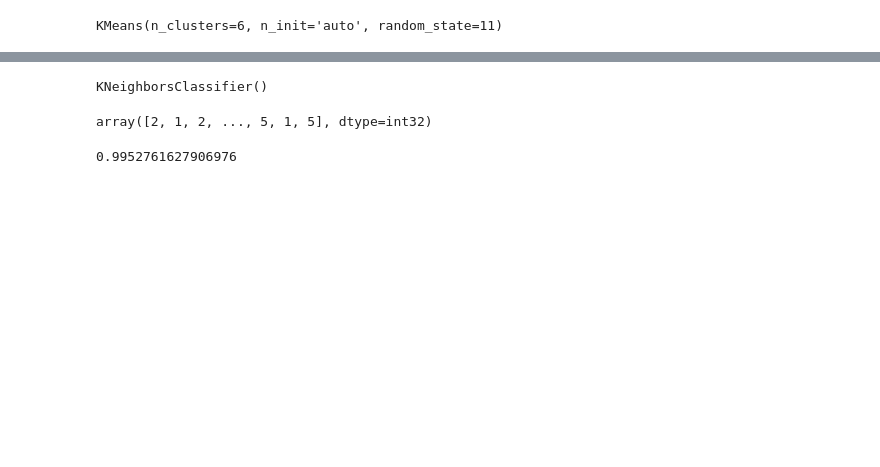
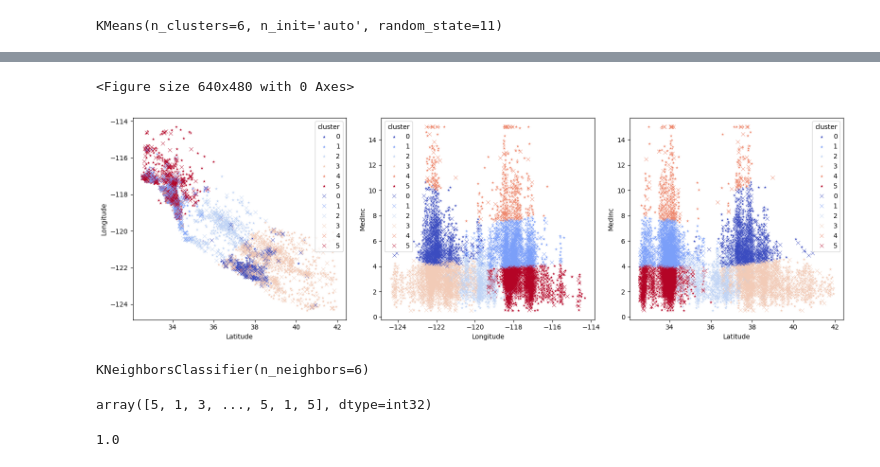
Before and after one commit to Yakondra/Yakondra-Unsupervised-learning, a Jupyter notebook: src/Unsupervised.ipynb, the cells around one changed output, grey strips where cells are left out. Drawn from its saved outputs; the diff is of its cells as text; code cells hidden in the pictures; blank space fills up the shorter version.

```diff
--- a/src/Unsupervised.ipynb
+++ b/src/Unsupervised.ipynb
@@ -70,4 +75,0 @@ y_train= train_model_unsup.labels_
-# %%
-test_model_unsup = KMeans(n_clusters = 6, n_init = "auto", random_state = 11)
-test_model_unsup.fit(X_test)
-y_test= test_model_unsup.labels_
@@ -97,0 +103,4 @@ y_test= test_model_unsup.labels_
+# %%
+y_test = list(mod_kmeans.predict(X_test))
+X_test['cluster'] = y_test
+X_test.head()
@@ -98,18 +114,50 @@ y_test= test_model_unsup.labels_
+# %%
+sns.scatterplot(ax = axis[0], data = X_train, x = "Latitude", y = "Longitude", hue = "cluster", palette = "deep", alpha  = 0.1)
+sns.scatterplot(ax = axis[1], data = X_train, x = "Latitude", y = "MedInc", hue = "cluster", palette = "deep", alpha  = 0.1)
+sns.scatterplot(ax = axis[2], data = X_train, x = "Longitude", y = "MedInc", hue = "cluster", palette = "deep", alpha  = 0.1)
+
+sns.scatterplot(ax = axis[0], data = X_test, x = "Latitude", y = "Longitude", hue = "cluster", palette = "deep", marker = "+")
+sns.scatterplot(ax = axis[1], data = X_test, x = "Latitude", y = "MedInc", hue = "cluster", palette = "deep", marker = "+")
+sns.scatterplot(ax = axis[2], data = X_test, x = "Longitude", y = "MedInc", hue = "cluster", palette = "deep", marker = "+")
+
+plt.tight_layout()
+
+for ax in axis:
+    ax.legend([],[], frameon=False)
+
+plt.show()
+# %% [output]
+<Figure size 640x480 with 0 Axes>
+# %%
+fig, axis = plt.subplots (1, 3, figsize = (16, 5))
+
+sns.scatterplot(ax = axis [0], data = X_train, x = 'Latitude', y = 'Longitude', hue = 'cluster', palette= 'coolwarm', marker = '*')
+sns.scatterplot(ax = axis [1], data = X_train, x = 'Longitude', y = 'MedInc', hue = 'cluster', palette= 'coolwarm', marker = '*')
+sns.scatterplot(ax = axis [2], data = X_train, x = 'Latitude', y = 'MedInc', hue = 'cluster', palette= 'coolwarm', marker = '*')
+
+sns.scatterplot(ax = axis [0], data = X_test, x = 'Latitude', y = 'Longitude', hue = 'cluster', palette= 'coolwarm', marker = 'x')
+sns.scatterplot(ax = axis [1], data = X_test, x = 'Longitude', y = 'MedInc', hue = 'cluster', palette= 'coolwarm', marker = 'x')
+sns.scatterplot(ax = axis [2], data = X_test, x = 'Latitude', y = 'MedInc', hue = 'cluster', palette= 'coolwarm', marker = 'x')
+
+plt.tight_layout()
+plt.show()
+# %% [output]
+[figure, added]
 # %%
-# from sklearn.neighbors import KNeighborsClassifier
+from sklearn.neighbors import KNeighborsClassifier
 
-# knn_model = KNeighborsClassifier()
-# knn_model.fit(X_train, y_train)
+knn_model = KNeighborsClassifier(n_neighbors= 6)
+knn_model.fit(X_train, y_train)
 # %% [output]
-KNeighborsClassifier()
+KNeighborsClassifier(n_neighbors=6)
 # %%
-# y_pred = knn_model.predict(X_train)
-# y_pred
+y_pred = knn_model.predict(X_test)
+y_pred
 # %% [output]
-array([2, 1, 2, ..., 5, 1, 5], dtype=int32)
+array([5, 1, 3, ..., 5, 1, 5], dtype=int32)
 # %%
-# from sklearn.metrics import accuracy_score
+from sklearn.metrics import accuracy_score
 
-# accuracy_score(y_train, y_pred)
+accuracy_score(y_test, y_pred)
 # %% [output]
-0.9952761627906976
+1.0
```
Also changed, not shown: parts of 20 cells of this notebook, 2 other files.
